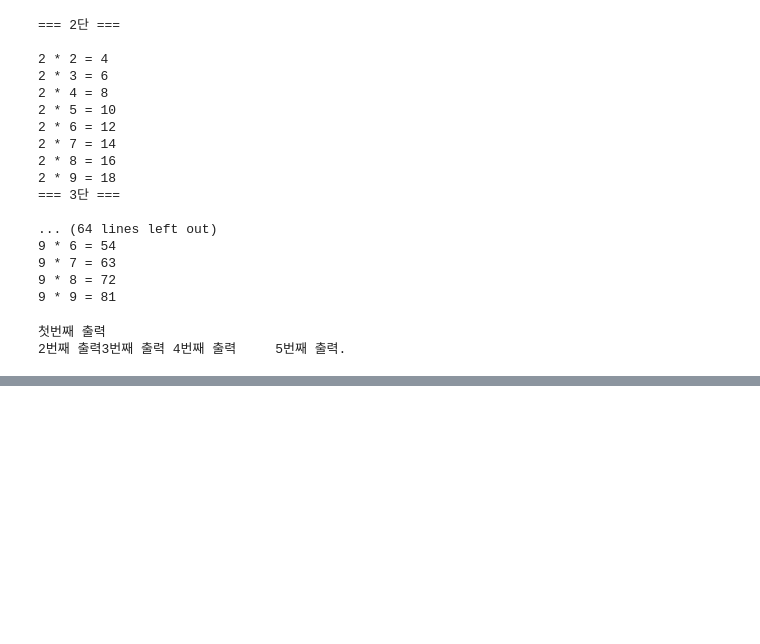
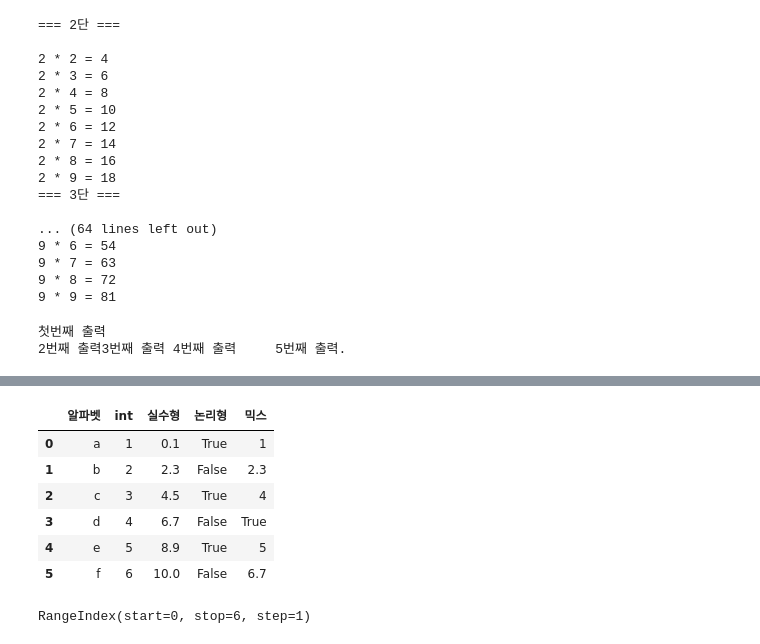
Before and after one commit to NustEred/OnDevicePython, a Jupyter notebook: 파이썬기초.ipynb, the cells around one changed output, grey strips where cells are left out. Cells and saved outputs as stored; diff of their text form; code cells hidden in the pictures; blank space fills up the shorter version.

```diff
--- a/파이썬기초.ipynb
+++ b/파이썬기초.ipynb
@@ -583,0 +1645,15 @@ print("5번째 출력", end='.')
+# %%
+df1 = df1.rename(columns={df1.columns[1] : 'int'})
+df1
+# %% [output]
+|  | 알파벳 | int | 실수형 | 논리형 | 믹스 |
+| 0 | a | 1 | 0.1 | True | 1 |
+| 1 | b | 2 | 2.3 | False | 2.3 |
+| 2 | c | 3 | 4.5 | True | 4 |
+| 3 | d | 4 | 6.7 | False | True |
+| 4 | e | 5 | 8.9 | True | 5 |
+| 5 | f | 6 | 10.0 | False | 6.7 |
+# %%
+df1.index
+# %% [output]
+RangeIndex(start=0, stop=6, step=1)
```
Also changed, not shown: parts of 118 cells of this notebook.
